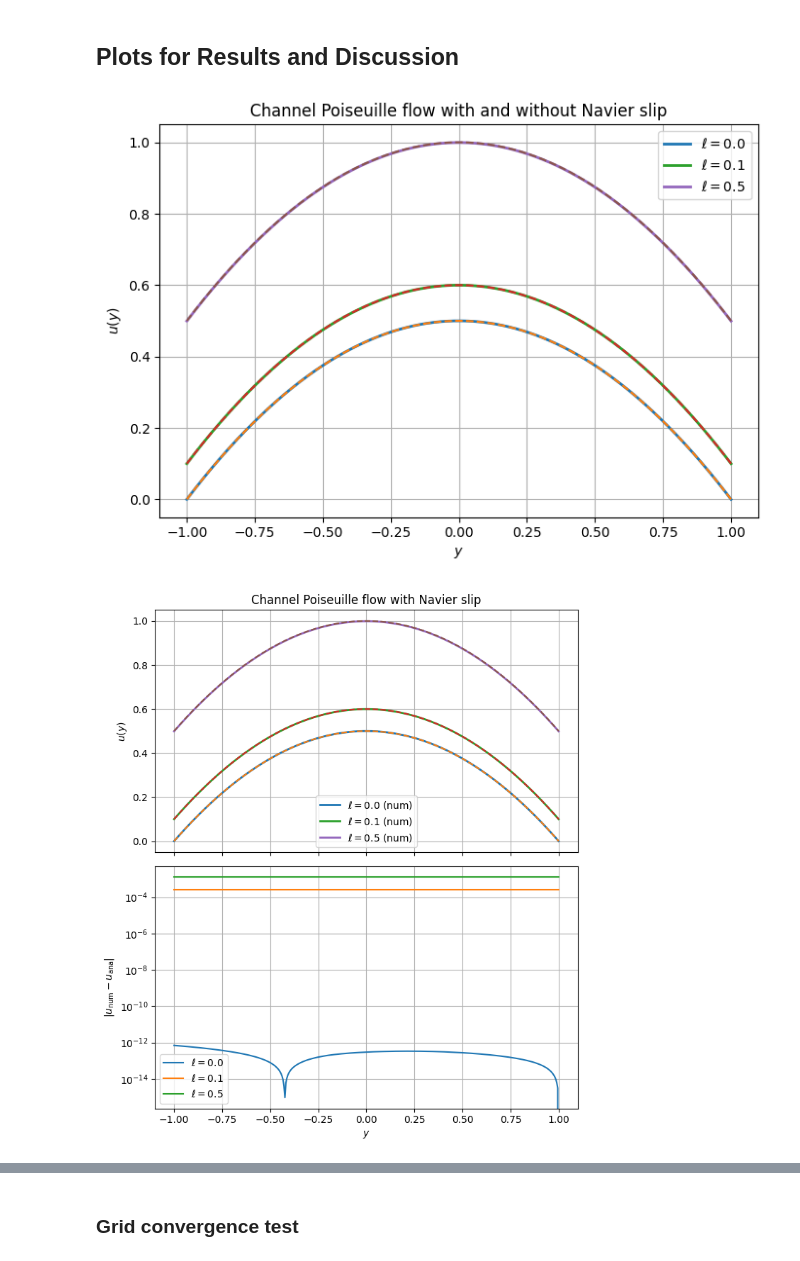
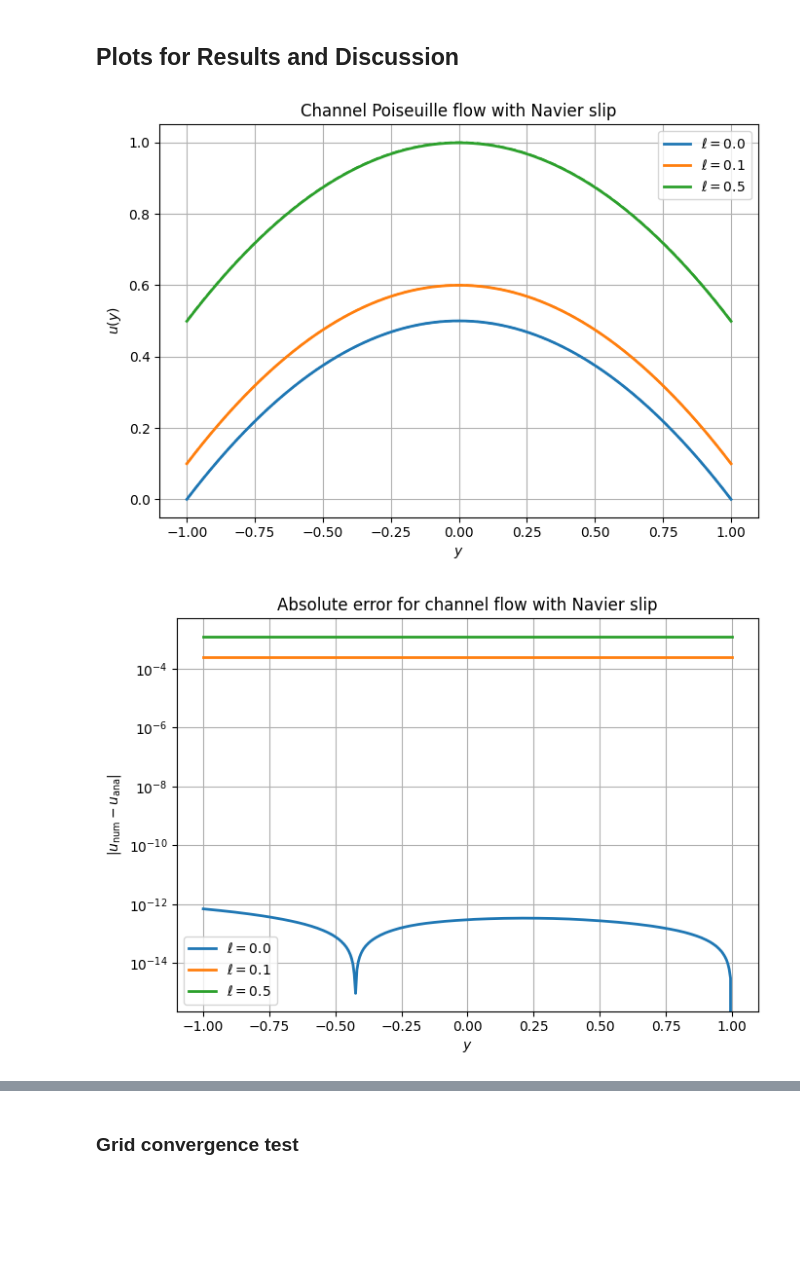
Before and after one commit to JasperA680/PX912-, a Jupyter notebook: Assignment1.ipynb, the cells around one changed output, grey strips where cells are left out. Cells and saved outputs as stored; diff of their text form; code cells hidden in the pictures; blank space fills up the shorter version.

```diff
--- a/Assignment1.ipynb
+++ b/Assignment1.ipynb
@@ -292,62 +292,55 @@ Q_ana = 1.1780972450961724
 Relative error = 0.0004182325905484739
 # %% [markdown]
 ## Plots for Results and Discussion
-# %%
-W, G, nu = 1.0, 1.0, 1.0
-ells = [0.0, 0.1, 0.5]
-
-plt.figure(figsize=(7,5))
-
-for ell in ells:
-    y, u_num = solve_channel_slip(W=W, n=800, G=G, nu=nu, ell=ell)
-    u_ana = u_analytic_channel_slip(y, W=W, G=G, nu=nu, ell=ell)
-
-    plt.plot(y, u_num, lw=2, label=fr"$\ell={ell}$")
-    plt.plot(y, u_ana, "--", lw=1.5)
-
-plt.xlabel(r"$y$")
-plt.ylabel(r"$u(y)$")
-plt.title("Channel Poiseuille flow with and without Navier slip")
-plt.grid(True)
-plt.legend()
-plt.tight_layout()
-plt.show()
-# %% [output]
-[figure, removed]
 # %%
 W, G, nu = 1.0, 1.0, 1.0
 ells = [0.0, 0.1, 0.5]
 
-fig, axes = plt.subplots(2, 1, figsize=(7,8), sharex=True)
+# --- Define a consistent colour map for slip lengths ---
+colors = plt.rcParams["axes.prop_cycle"].by_key()["color"]
+ell_colors = {ell: colors[i] for i, ell in enumerate(ells)}
 
-# ---- Top: velocity profiles ----
+# ===============================
+# Figure 1: Velocity profiles
+# ===============================
+plt.figure(figsize=(7,5))
+
 for ell in ells:
     y, u_num = solve_channel_slip(W=W, n=400, G=G, nu=nu, ell=ell)
     u_ana = u_analytic_channel_slip(y, W=W, G=G, nu=nu, ell=ell)
 
-    axes[0].plot(y, u_num, lw=2, label=fr"$\ell={ell}$ (num)")
-    axes[0].plot(y, u_ana, "--", lw=1.5)
+    c = ell_colors[ell]
+    plt.plot(y, u_num, lw=2, color=c, label=fr"$\ell={ell}$")
+    plt.plot(y, u_ana, "--", lw=1.5, color=c)
 
-axes[0].set_ylabel(r"$u(y)$")
-axes[0].set_title("Channel Poiseuille flow with Navier slip")
-axes[0].grid(True)
-axes[0].legend()
+plt.xlabel(r"$y$")
+plt.ylabel(r"$u(y)$")
+plt.title("Channel Poiseuille flow with Navier slip")
+plt.grid(True)
+plt.legend()
+plt.tight_layout()
+plt.show()
 
-# ---- Bottom: absolute error ----
+# ===============================
+# Figure 2: Absolute error
+# ===============================
+plt.figure(figsize=(7,5))
+
 for ell in ells:
     y, u_num = solve_channel_slip(W=W, n=400, G=G, nu=nu, ell=ell)
     u_ana = u_analytic_channel_slip(y, W=W, G=G, nu=nu, ell=ell)
 
     err = np.abs(u_num - u_ana)
-    axes[1].plot(y, err, label=fr"$\ell={ell}$")
+    plt.plot(y, err, lw=2, color=ell_colors[ell], label=fr"$\ell={ell}$")
 
-axes[1].set_xlabel(r"$y$")
-axes[1].set_ylabel(r"$|u_{\mathrm{num}}-u_{\mathrm{ana}}|$")
-axes[1].set_yscale("log")   # strongly recommended
-axes[1].grid(True)
-axes[1].legend()
-
+plt.xlabel(r"$y$")
+plt.ylabel(r"$|u_{\mathrm{num}}-u_{\mathrm{ana}}|$")
+plt.yscale("log")
+plt.title("Absolute error for channel flow with Navier slip")
+plt.grid(True)
+plt.legend()
 plt.tight_layout()
 plt.show()
 # %% [output]
-[figure, old version]
+[figure, new version]
+[figure, added]
```
Also changed, not shown: parts of 6 cells of this notebook.
